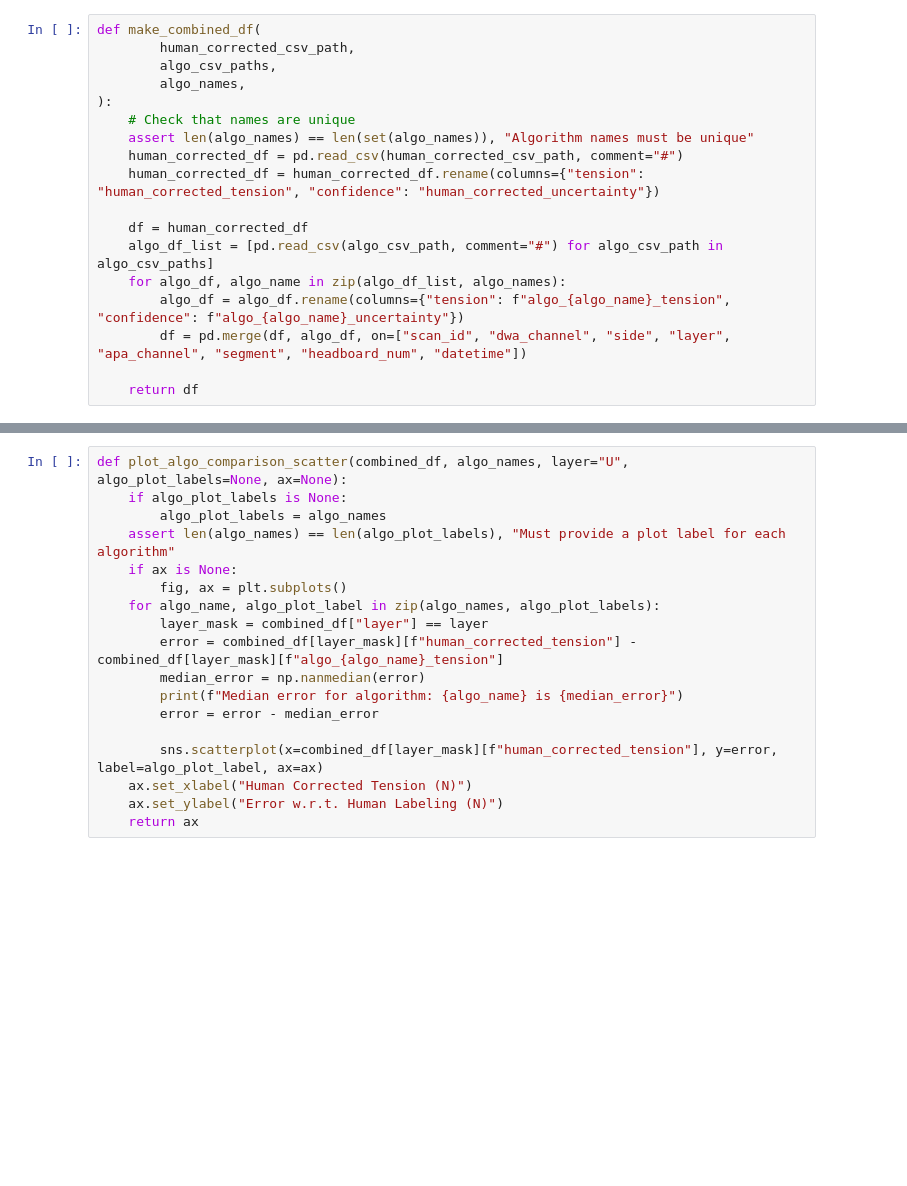
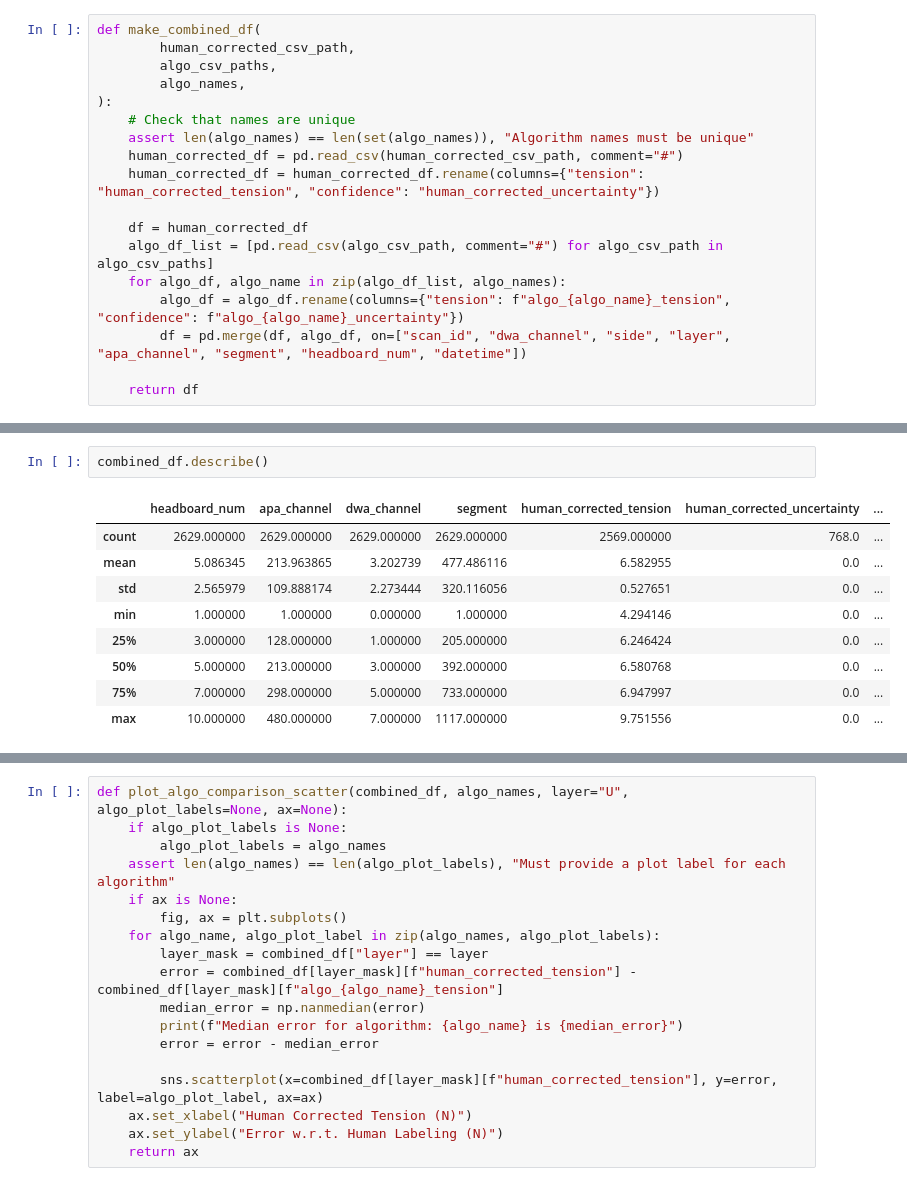
Before and after one commit to dunewires/ElectricalMethod, a Jupyter notebook: DAQ/python/algorithm_tuning/evaluate_algorithms.ipynb, the cells around one changed output, grey strips where cells are left out. Drawn from its saved outputs; the diff is of its cells as text; blank space fills up the shorter version.

```diff
--- a/DAQ/python/algorithm_tuning/evaluate_algorithms.ipynb
+++ b/DAQ/python/algorithm_tuning/evaluate_algorithms.ipynb
@@ -96,3 +104,15 @@ combined_df
+# %%
+combined_df.describe()
+# %% [output]
+|  | headboard_num | apa_channel | dwa_channel | segment | human_corrected_tension | human_corrected_uncertainty | ... |
+| count | 2629.000000 | 2629.000000 | 2629.000000 | 2629.000000 | 2569.000000 | 768.0 | ... |
+| mean | 5.086345 | 213.963865 | 3.202739 | 477.486116 | 6.582955 | 0.0 | ... |
+| std | 2.565979 | 109.888174 | 2.273444 | 320.116056 | 0.527651 | 0.0 | ... |
+| min | 1.000000 | 1.000000 | 0.000000 | 1.000000 | 4.294146 | 0.0 | ... |
+| 25% | 3.000000 | 128.000000 | 1.000000 | 205.000000 | 6.246424 | 0.0 | ... |
+| 50% | 5.000000 | 213.000000 | 3.000000 | 392.000000 | 6.580768 | 0.0 | ... |
+| 75% | 7.000000 | 298.000000 | 5.000000 | 733.000000 | 6.947997 | 0.0 | ... |
+| max | 10.000000 | 480.000000 | 7.000000 | 1117.000000 | 9.751556 | 0.0 | ... |
 # %%
 fig, (ax1, ax2) = plt.subplots(1, 2, figsize=(10, 5))
 for ax, layer in zip([ax1, ax2], ["U", "X"]):
```
Also changed, not shown: parts of 6 cells of this notebook, 1 other file.
